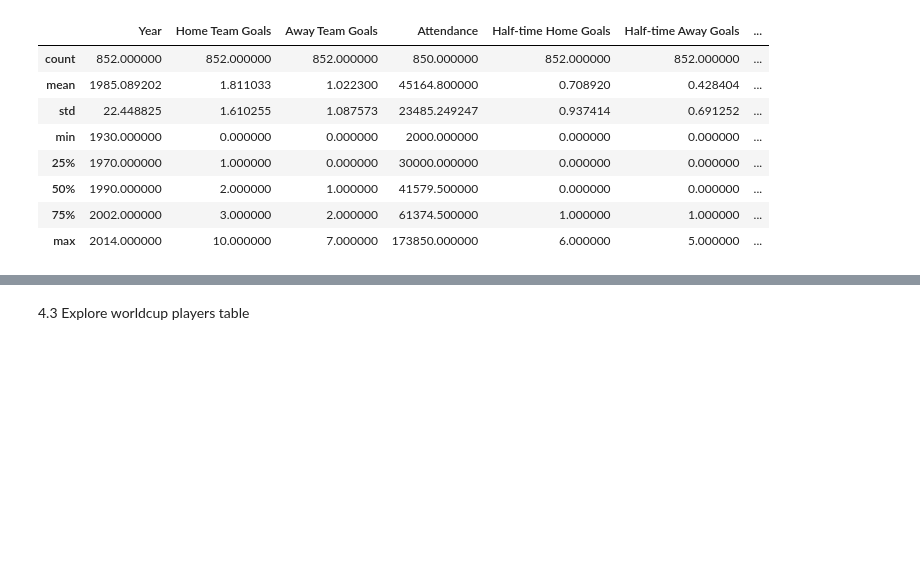
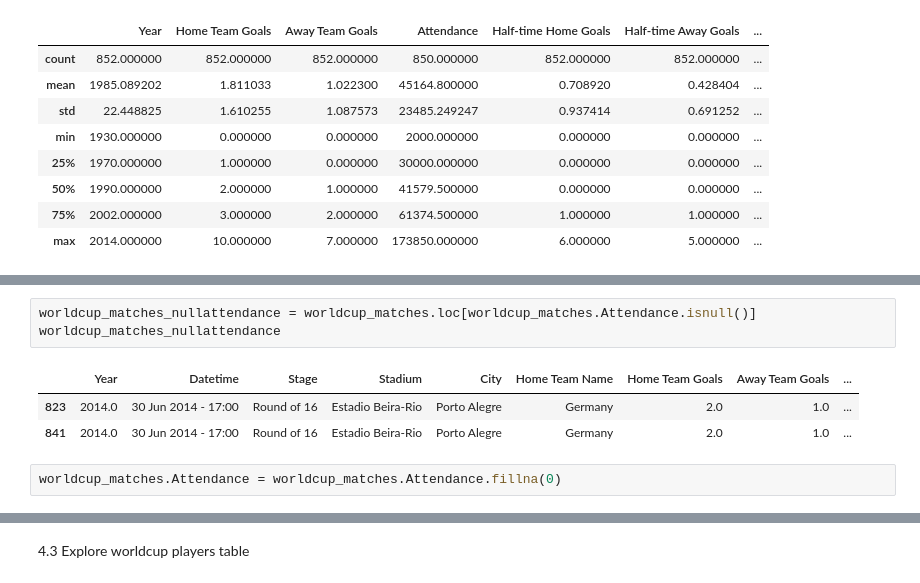
Before and after one commit to MohamadHasanin/data-cleaning-fifa, a Jupyter notebook: notebook/data-cleaning-fifa.ipynb, the cells around one changed output, grey strips where cells are left out. Saved outputs shown, nothing was run; the diff lists cells and outputs as text; blank space fills up the shorter version.

```diff
--- a/notebook/data-cleaning-fifa.ipynb
+++ b/notebook/data-cleaning-fifa.ipynb
@@ -253,0 +313,9 @@ worldcup_matches.describe(include='object')
+# %%
+worldcup_matches_nullattendance = worldcup_matches.loc[worldcup_matches.Attendance.isnull()]
+worldcup_matches_nullattendance
+# %% [output]
+|  | Year | Datetime | Stage | Stadium | City | Home Team Name | Home Team Goals | Away Team Goals | ... |
+| 823 | 2014.0 | 30 Jun 2014 - 17:00 | Round of 16 | Estadio Beira-Rio | Porto Alegre | Germany | 2.0 | 1.0 | ... |
+| 841 | 2014.0 | 30 Jun 2014 - 17:00 | Round of 16 | Estadio Beira-Rio | Porto Alegre | Germany | 2.0 | 1.0 | ... |
+# %%
+worldcup_matches.Attendance = worldcup_matches.Attendance.fillna(0)
```
Also changed, not shown: parts of 11 cells of this notebook.
